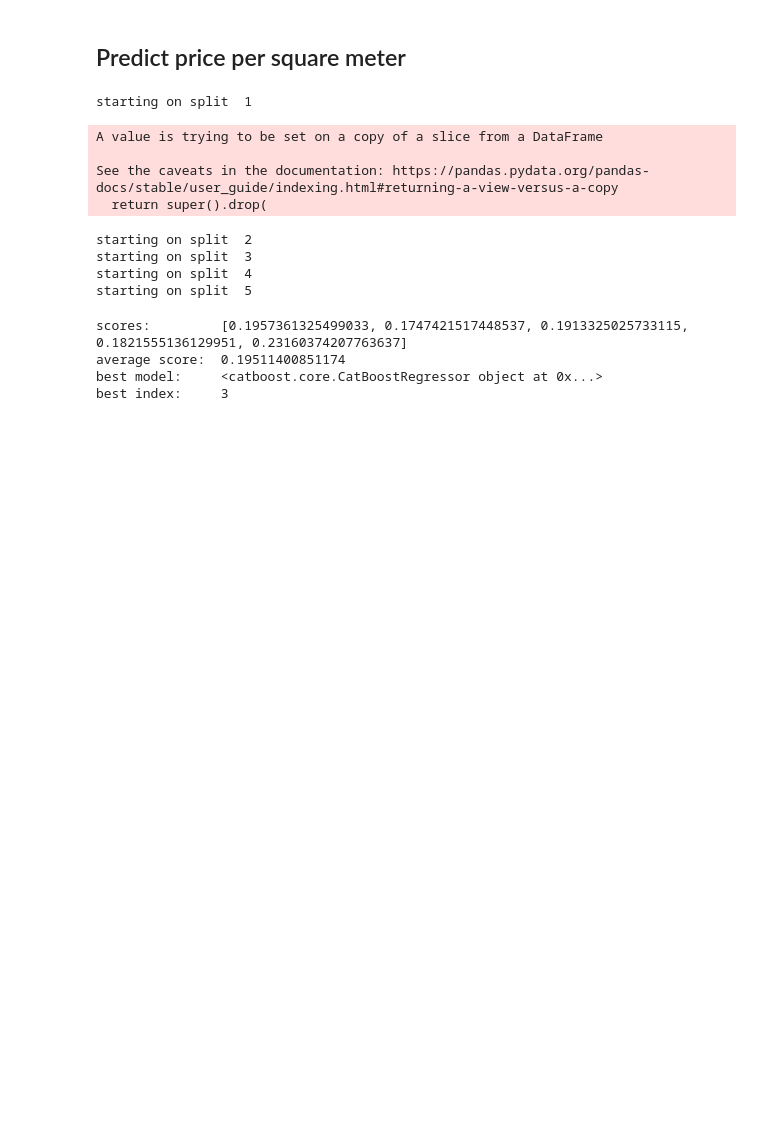
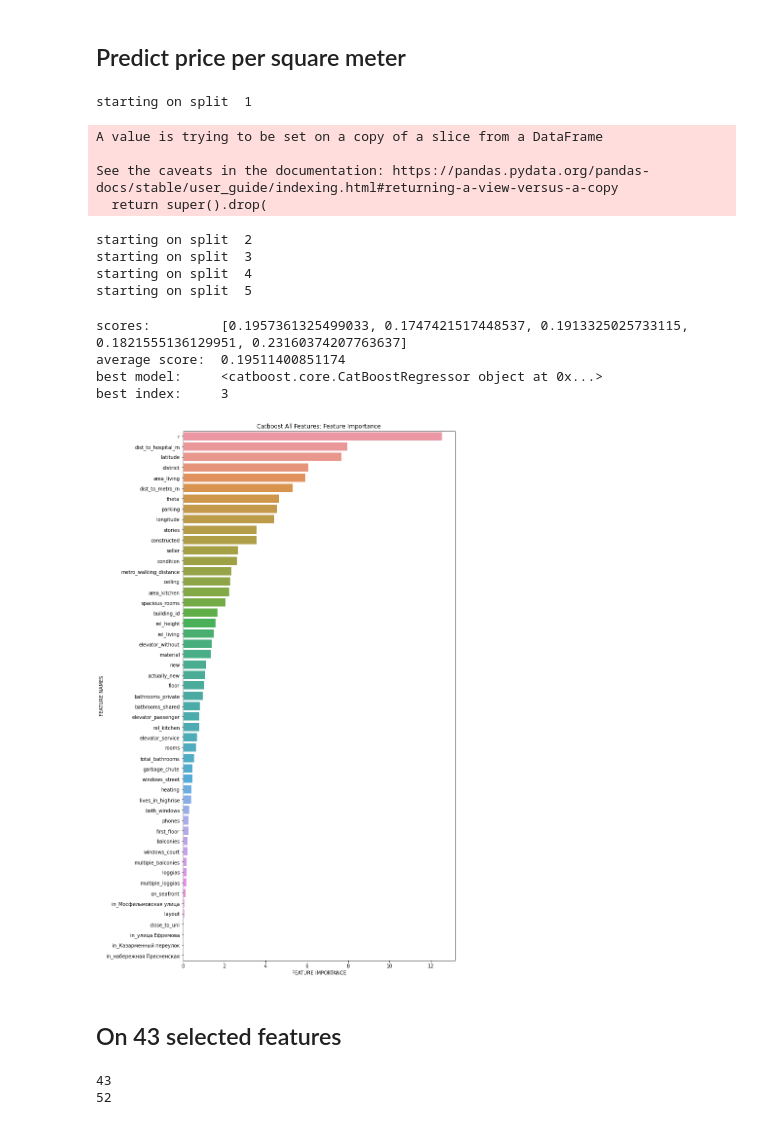
Before and after one commit to henrfj/TDT4173-ML, a Jupyter notebook: hasse-testsite/Catboost/CatBoost.ipynb, the cells around one changed output. Saved outputs shown, nothing was run; the diff lists cells and outputs as text; code cells hidden in the pictures; blank space fills up the shorter version.

Commit message:
all catboost stuff

```diff
--- a/hasse-testsite/Catboost/CatBoost.ipynb
+++ b/hasse-testsite/Catboost/CatBoost.ipynb
@@ -256,3 +256,10 @@ best index:     3
 # %%
 model.fit(train_labels.drop(['area_total'],axis=1),np.log(price_per_square_meter))
 predict_and_store(model, test_labels.drop(['area_total'],axis=1), test, path="..\.\submissions\CB5.1.csv", exponential=True, price_per_sq = True, total_area_df = test['area_total'])
+# %%
+catboost_importances = model.feature_importances_
+plot_feature_importance(catboost_importances, list(train_labels.drop(['area_total'],axis=1).columns), 'Catboost All Features: ')
+# %% [output]
+[figure, added]
+# %% [markdown]
+## On 43 selected features
@@ -258,0 +280,6 @@ predict_and_store(model, test_labels.drop(['area_total'],axis=1), test, path="..
+# %%
+print(len(selected_features))
+print(len(train_labels.columns))
+# %% [output]
+43
+52
```
Also changed, not shown: parts of 10 cells of this notebook, 9 other files.
